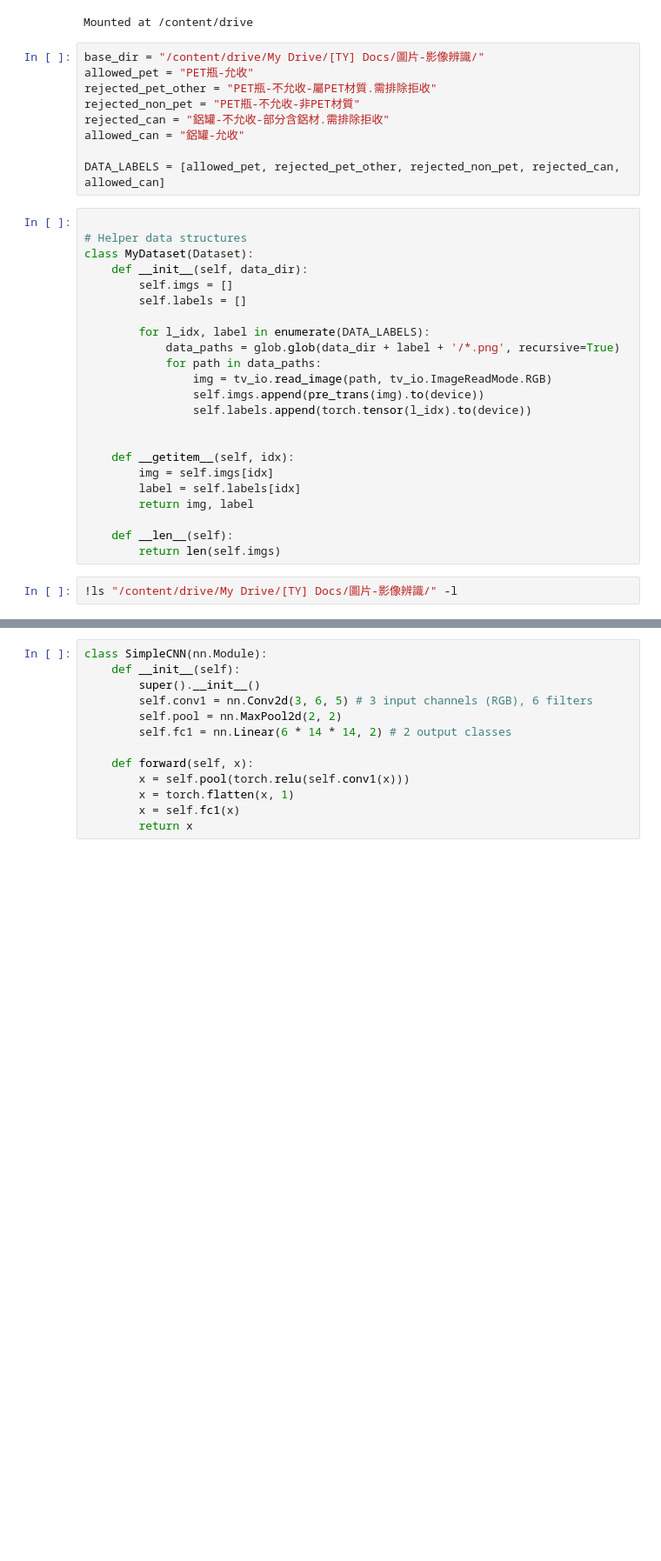
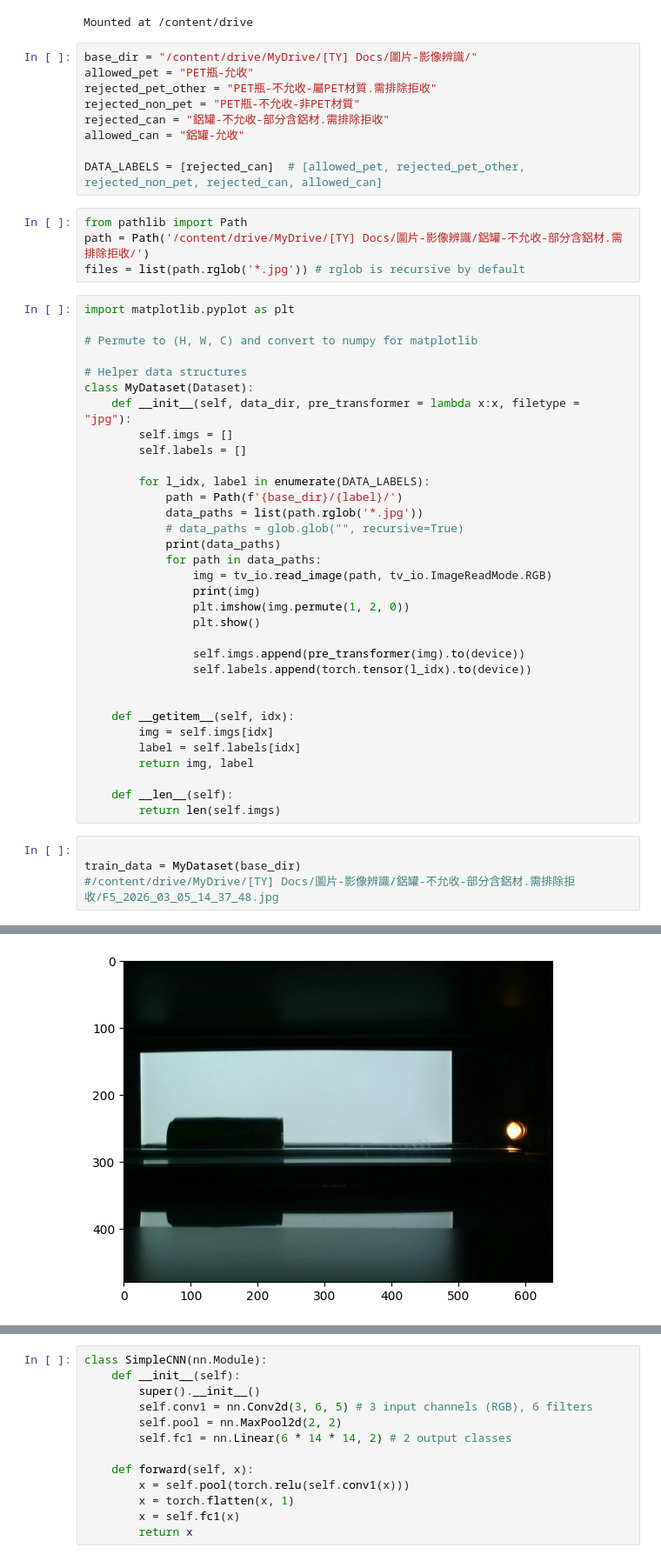
Before and after one commit to jshen130/pytorch_colab, a Jupyter notebook: BottleRecognition.ipynb, the cells around one changed output, grey strips where cells are left out. Shown at 87% size. Saved outputs shown, nothing was run; the diff lists cells and outputs as text; blank space fills up the shorter version.

Commit message:
Implemented dataset reader.

```diff
--- a/BottleRecognition.ipynb
+++ b/BottleRecognition.ipynb
@@ -32,27 +30,41 @@ drive.mount('/content/drive')
 # %% [output]
 Mounted at /content/drive
 # %%
-base_dir = "/content/drive/My Drive/[TY] Docs/圖片-影像辨識/"
+base_dir = "/content/drive/MyDrive/[TY] Docs/圖片-影像辨識/"
 allowed_pet = "PET瓶-允收"
 rejected_pet_other = "PET瓶-不允收-屬PET材質.需排除拒收"
 rejected_non_pet = "PET瓶-不允收-非PET材質"
 rejected_can = "鋁罐-不允收-部分含鋁材.需排除拒收"
 allowed_can = "鋁罐-允收"
 
-DATA_LABELS = [allowed_pet, rejected_pet_other, rejected_non_pet, rejected_can, allowed_can]
+DATA_LABELS = [rejected_can]  # [allowed_pet, rejected_pet_other, rejected_non_pet, rejected_can, allowed_can]
+# %%
+from pathlib import Path
+path = Path('/content/drive/MyDrive/[TY] Docs/圖片-影像辨識/鋁罐-不允收-部分含鋁材.需排除拒收/')
+files = list(path.rglob('*.jpg')) # rglob is recursive by default
 # %%
+import matplotlib.pyplot as plt
+
+# Permute to (H, W, C) and convert to numpy for matplotlib
 
 # Helper data structures
 class MyDataset(Dataset):
-    def __init__(self, data_dir):
+    def __init__(self, data_dir, pre_transformer = lambda x:x, filetype = "jpg"):
         self.imgs = []
         self.labels = []
 
         for l_idx, label in enumerate(DATA_LABELS):
-            data_paths = glob.glob(data_dir + label + '/*.png', recursive=True)
+            path = Path(f'{base_dir}/{label}/')
+            data_paths = list(path.rglob('*.jpg'))
+            # data_paths = glob.glob("", recursive=True)
+            print(data_paths)
             for path in data_paths:
                 img = tv_io.read_image(path, tv_io.ImageReadMode.RGB)
-                self.imgs.append(pre_trans(img).to(device))
+                print(img)
+                plt.imshow(img.permute(1, 2, 0))
+                plt.show()
+
+                self.imgs.append(pre_transformer(img).to(device))
                 self.labels.append(torch.tensor(l_idx).to(device))
 
 
@@ -64,5 +76,7 @@ class MyDataset(Dataset):
     def __len__(self):
         return len(self.imgs)
 # %%
-!ls "/content/drive/My Drive/[TY] Docs/圖片-影像辨識/" -l
+
+train_data = MyDataset(base_dir)
+#/content/drive/MyDrive/[TY] Docs/圖片-影像辨識/鋁罐-不允收-部分含鋁材.需排除拒收/F5_2026_03_05_14_37_48.jpg
 # %% [output]
@@ -74,0 +100 @@ drwx------ 2 root root 4096 Mar  5 07:06 鋁罐-允收
+[figure, added]
```
Also changed, not shown: parts of 3 cells of this notebook.
